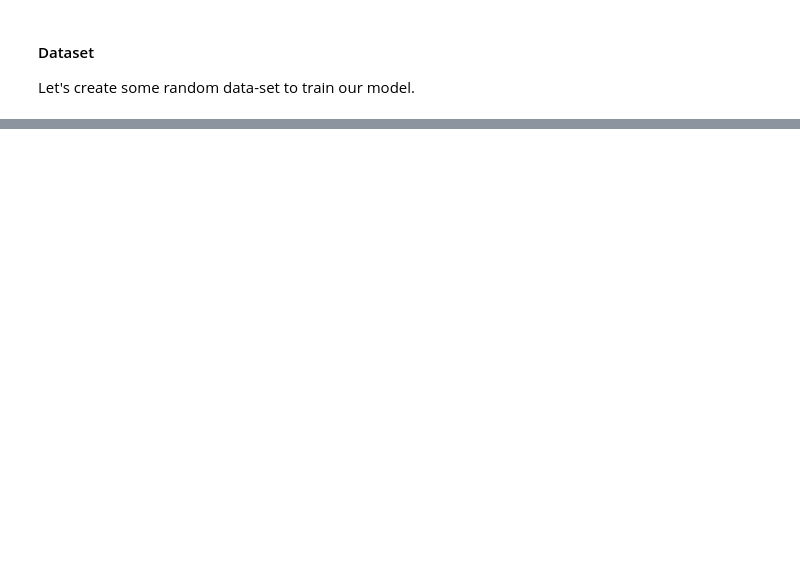
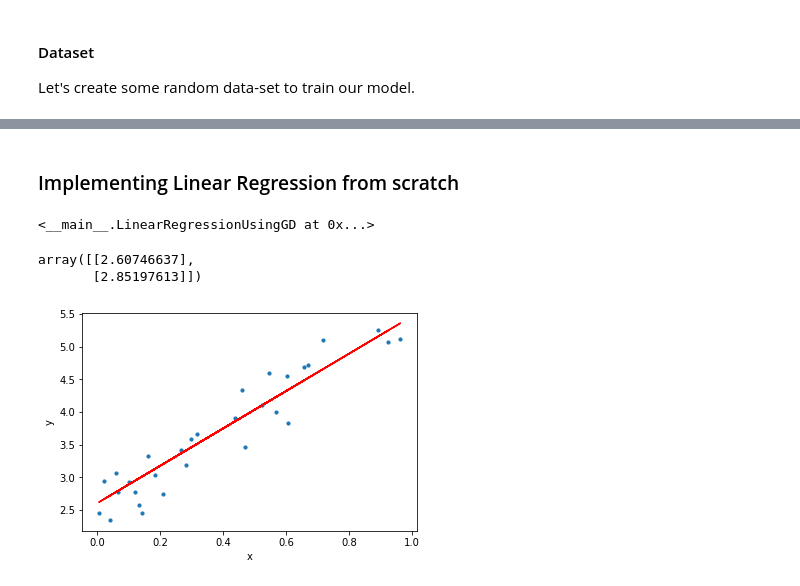
Before and after one commit to agarwal-peeush/Learning, a Jupyter notebook: ML/LinearRegression/LinearRegressionUsingGradientDescent.ipynb, the cells around one changed output, grey strips where cells are left out. Drawn from its saved outputs; the diff is of its cells as text; code cells hidden in the pictures; blank space fills up the shorter version.

Commit message:
Linear Regression using GradientDescent

```diff
--- a/ML/LinearRegression/LinearRegressionUsingGradientDescent.ipynb
+++ b/ML/LinearRegression/LinearRegressionUsingGradientDescent.ipynb
@@ -75,0 +133,2 @@ Our objective is to find the model parameters so that the cost function is minim
+# %% [markdown]
+### Implementing Linear Regression from scratch
@@ -75,0 +213,23 @@ Our objective is to find the model parameters so that the cost function is minim
+# %%
+from sklearn.model_selection import train_test_split
+x_train, x_test, y_train, y_test = train_test_split(x, y, test_size=.3, random_state=0)
+
+model = LinearRegressionUsingGD() # eta=0.05, n_iterations = 1000
+model.fit(x_train, y_train)
+# %% [output]
+<__main__.LinearRegressionUsingGD at 0x...>
+# %%
+model.w_
+# %% [output]
+array([[2.60746637],
+       [2.85197613]])
+# %%
+y_predict = model.predict(x_test)
+# %%
+plt.scatter(x_test, y_test, s=10)
+plt.xlabel('x')
+plt.ylabel('y')
+plt.plot(x_test, y_predict, color='r')
+plt.show()
+# %% [output]
+[figure, added]
```
Also changed, not shown: parts of 15 cells of this notebook.
